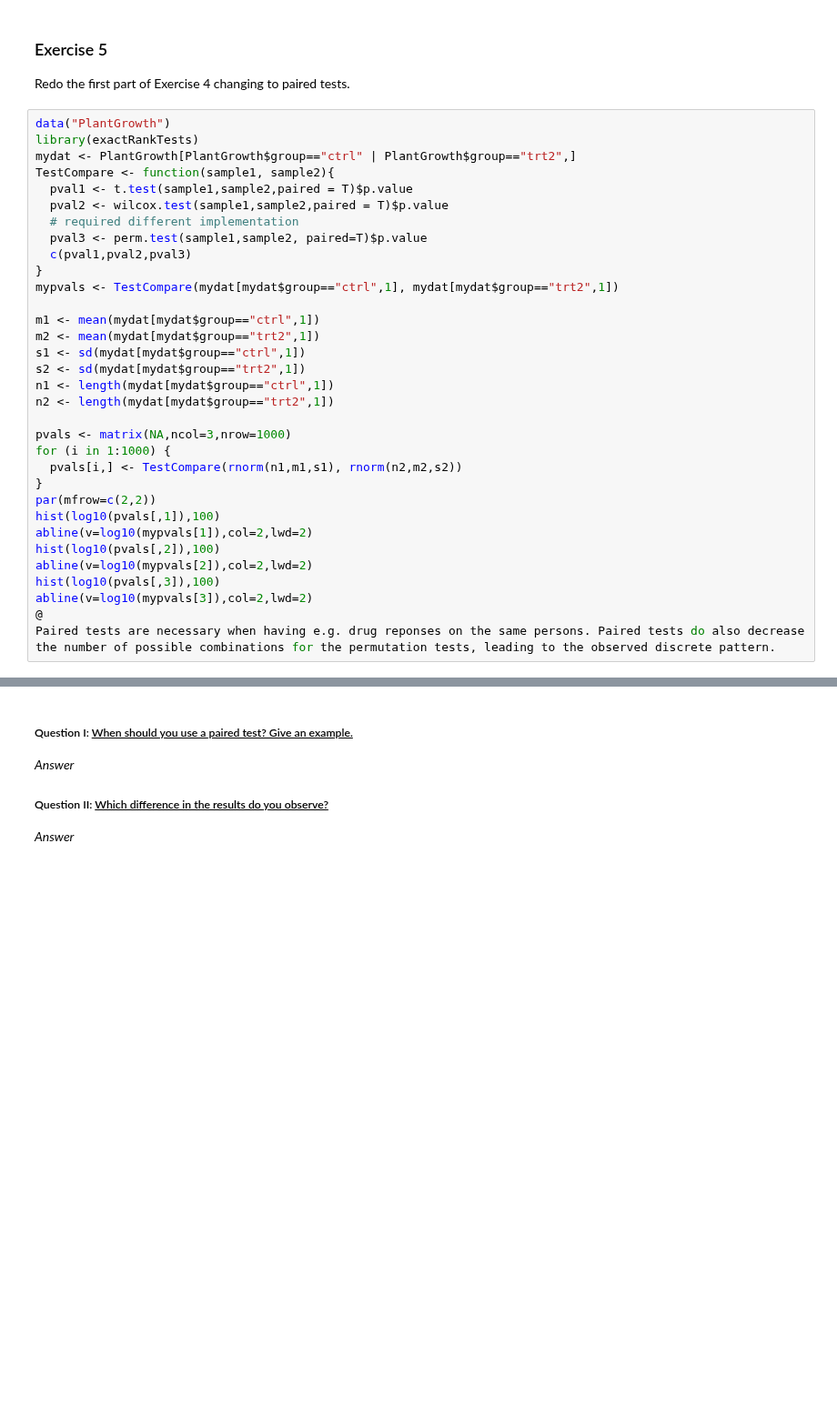
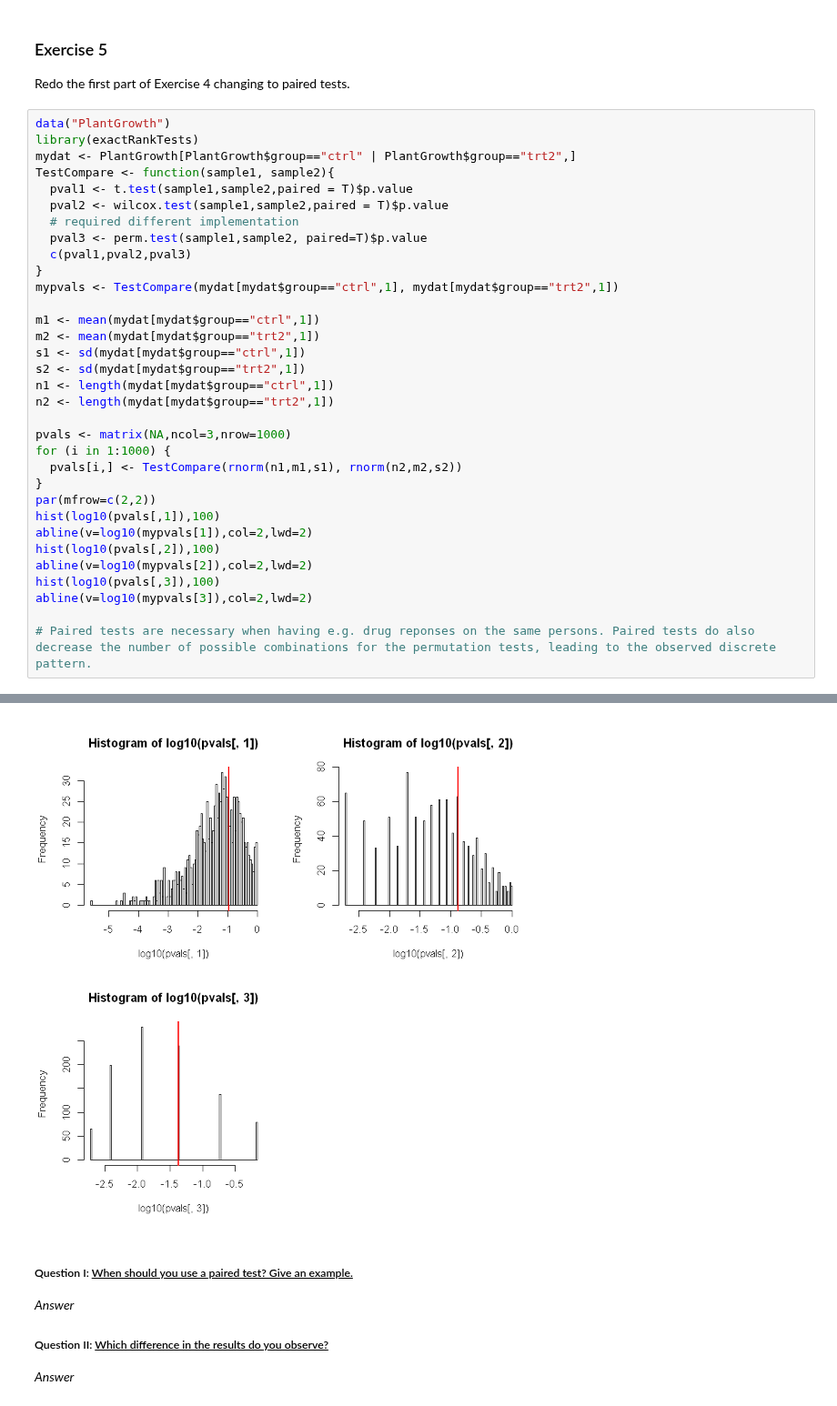
Before and after one commit to oercompbiomed/CBM101, a Jupyter notebook: C_Basic-Concepts-in-Statistics/Playground/StatisticalTesting.ipynb, the cells around one changed output, grey strips where cells are left out. Shown at 91% size. Cells and saved outputs as stored; diff of their text form; blank space fills up the shorter version.

```diff
--- a/C_Basic-Concepts-in-Statistics/Playground/StatisticalTesting.ipynb
+++ b/C_Basic-Concepts-in-Statistics/Playground/StatisticalTesting.ipynb
@@ -190,5 +241,6 @@ hist(log10(pvals[,2]),100)
 abline(v=log10(mypvals[2]),col=2,lwd=2)
 hist(log10(pvals[,3]),100)
 abline(v=log10(mypvals[3]),col=2,lwd=2)
-@
-Paired tests are necessary when having e.g. drug reponses on the same persons. Paired tests do also decrease the number of possible combinations for the permutation tests, leading to the observed discrete pattern.
+
+# Paired tests are necessary when having e.g. drug reponses on the same persons. Paired tests do also decrease the number of possible combinations for the permutation tests, leading to the observed discrete pattern.
+# %% [output]
@@ -195,3 +250,4 @@ Paired tests are necessary when having e.g. drug reponses on the same persons. P
+[figure, added]
 # %% [markdown]
 ##### Question I:  <u>When should you use a paired test? Give an example.</u>
 
```
Also changed, not shown: parts of 4 cells of this notebook, 3 other files.
